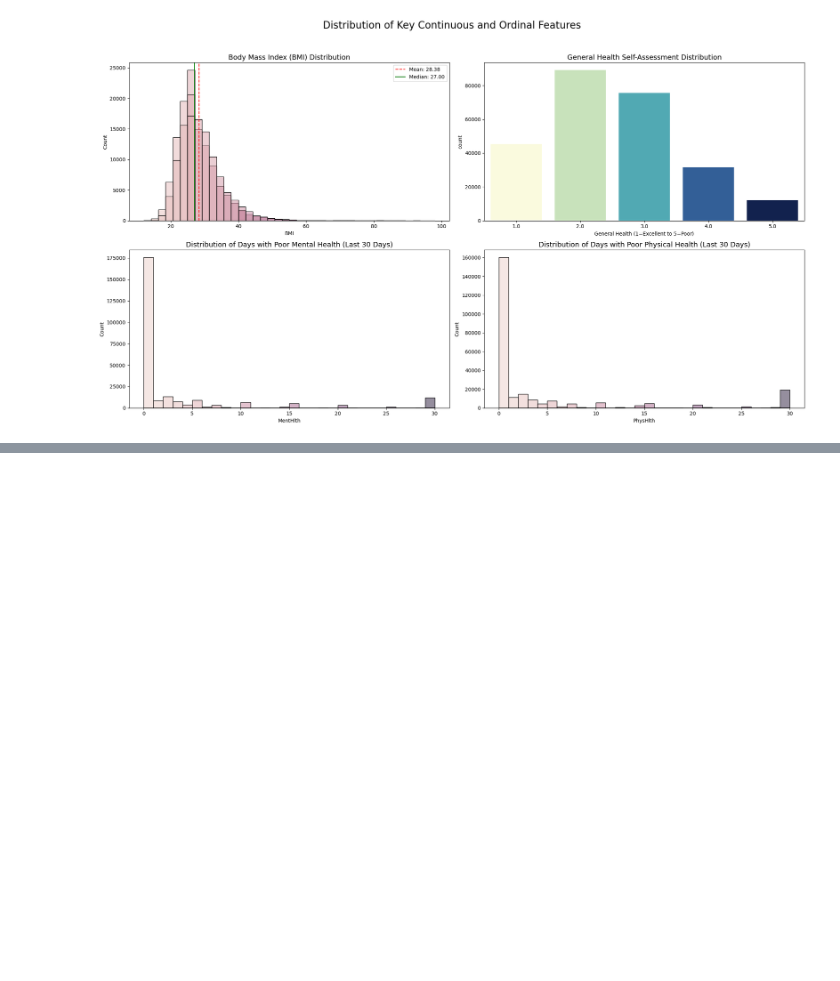
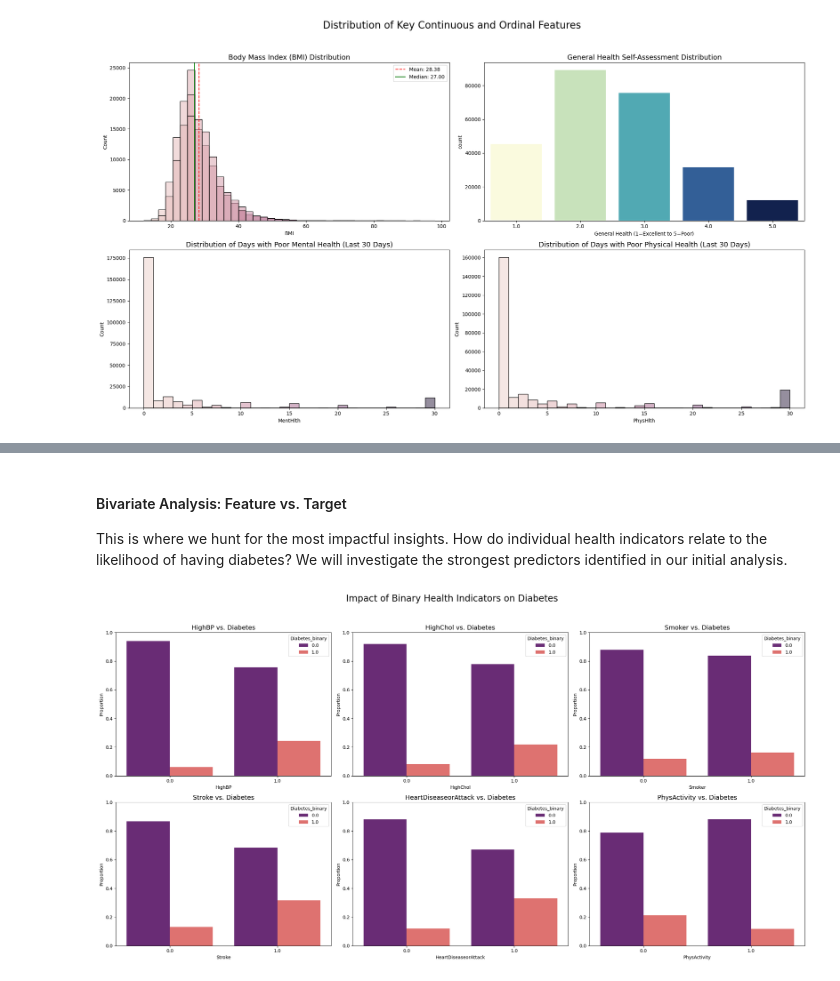
Before and after one commit to thekushak0003/Healthcare-Analytics, a Jupyter notebook: Health-Intellect/analysis_01.ipynb, the cells around one changed output, grey strips where cells are left out. Saved outputs shown, nothing was run; the diff lists cells and outputs as text; code cells hidden in the pictures; blank space fills up the shorter version.

```diff
--- a/Health-Intellect/analysis_01.ipynb
+++ b/Health-Intellect/analysis_01.ipynb
@@ -155,0 +165,26 @@ plt.show()
+# %% [markdown]
+#### Bivariate Analysis: Feature vs. Target
+
+This is where we hunt for the most impactful insights. How do individual health indicators relate to the likelihood of having diabetes? We will investigate the strongest predictors identified in our initial analysis.
+# %%
+binary_features=['HighBP','HighChol','Smoker','Stroke','HeartDiseaseorAttack','PhysActivity']
+
+fig,axes=plt.subplots(2,3,figsize=(22,12))
+fig.suptitle('Impact of Binary Health Indicators on Diabetes',fontsize=20)
+axes=axes.flatten()
+
+for i,col in enumerate(binary_features):
+    prop_df=(df.groupby([col])['Diabetes_binary']
+               .value_counts(normalize=True)
+               .rename('percent')
+               .reset_index())
+
+    sns.barplot(ax=axes[i],x=col,y='percent',hue='Diabetes_binary',data=prop_df,palette='magma')
+    axes[i].set_title(f'{col} vs. Diabetes', fontsize=14)
+    axes[i].set_ylim(0,1)
+    axes[i].set_ylabel('Proportion')
+
+plt.tight_layout(rect=[0, 0.03, 1, 0.95])
+plt.show()
+# %% [output]
+[figure, added]
```
Also changed, not shown: parts of 11 cells of this notebook.
